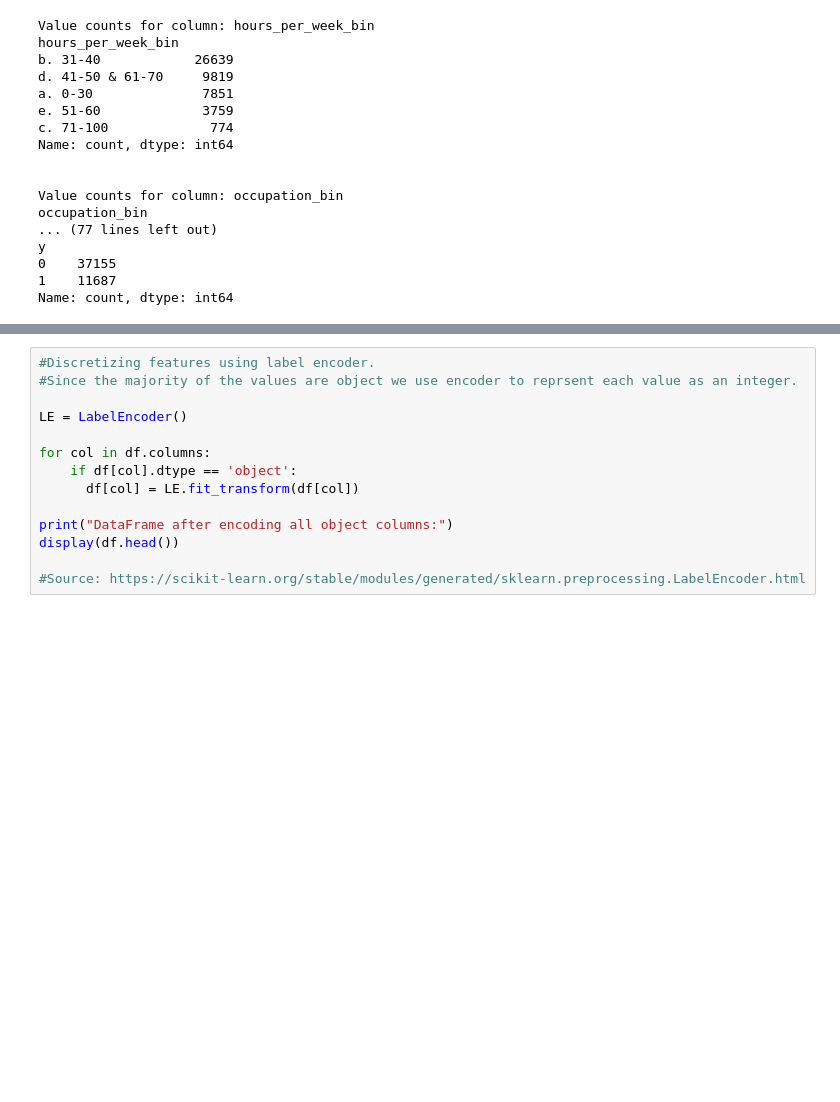
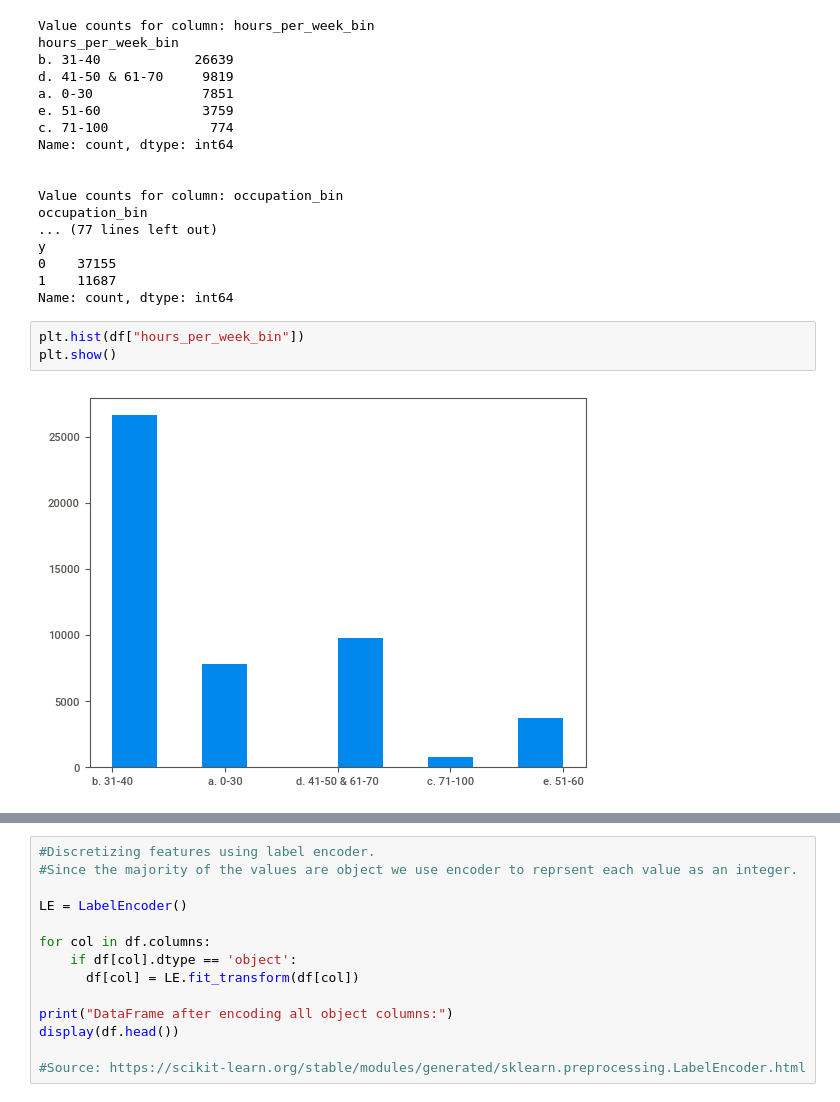
Before and after one commit to Sarkis55/CA04---Ensemble_Learning_Census_Data, a Jupyter notebook: CA04_Ensemble_Learning.ipynb, the cells around one changed output, grey strips where cells are left out. Drawn from its saved outputs; the diff is of its cells as text; blank space fills up the shorter version.

```diff
--- a/CA04_Ensemble_Learning.ipynb
+++ b/CA04_Ensemble_Learning.ipynb
@@ -93,3 +105,8 @@ y
 0    37155
 1    11687
 Name: count, dtype: int64
+# %%
+plt.hist(df["hours_per_week_bin"])
+plt.show()
+# %% [output]
+[figure, added]
```
Also changed, not shown: parts of 16 cells of this notebook.
